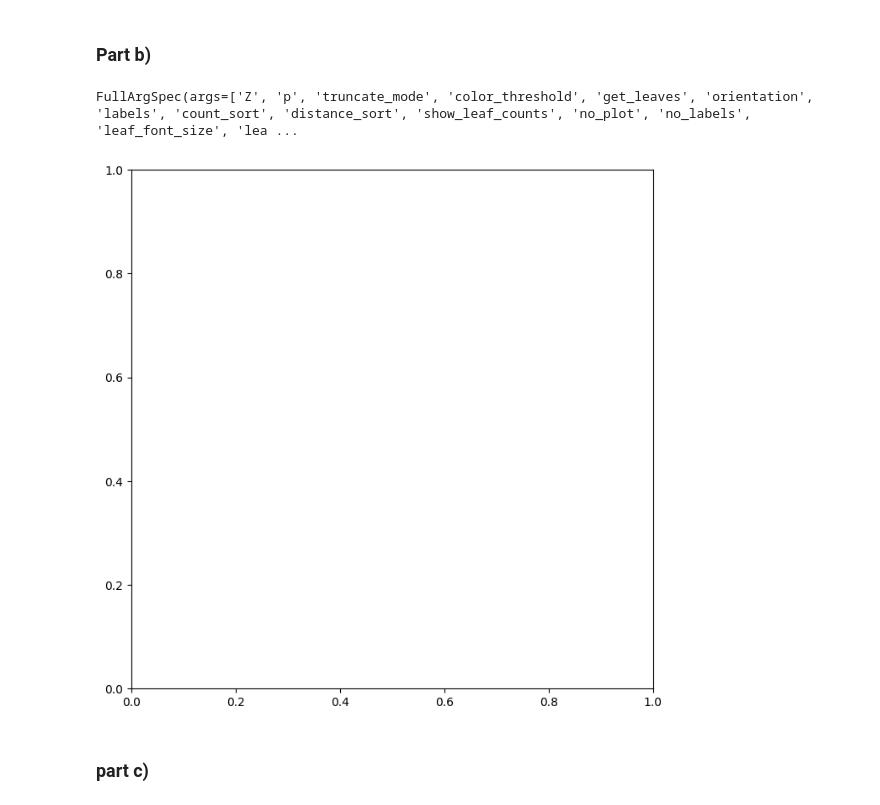
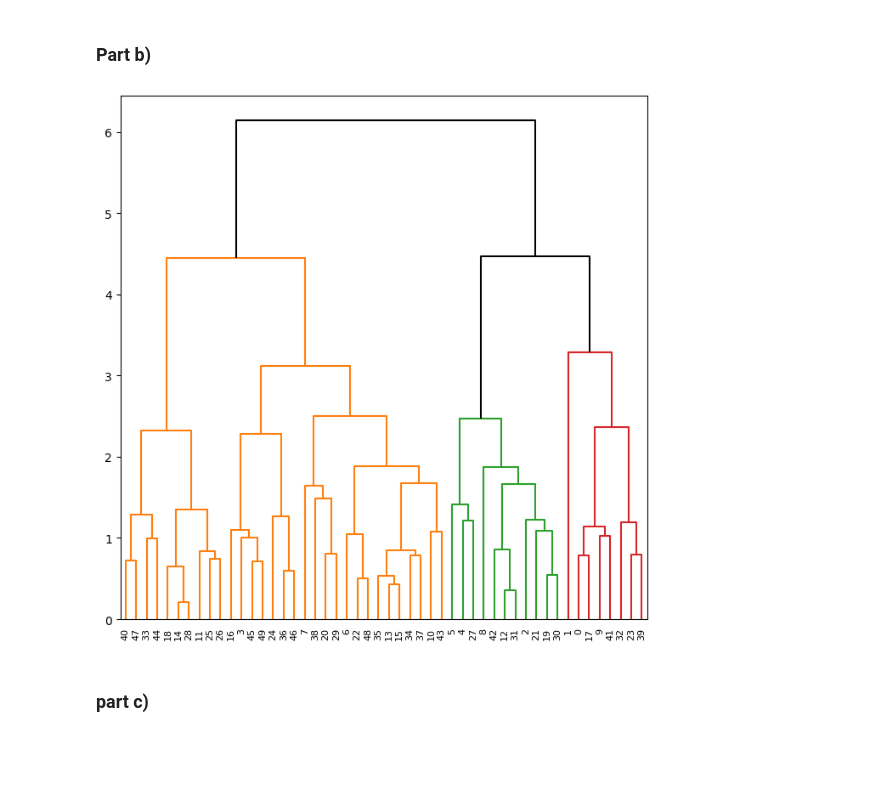
Before and after one commit to Chrillemis/Math-180-Applied-Statistics-and-Machine-Learning, a Jupyter notebook: HW11.ipynb, the cells around one changed output. Saved outputs shown, nothing was run; the diff lists cells and outputs as text; code cells hidden in the pictures; blank space fills up the shorter version.

```diff
--- a/HW11.ipynb
+++ b/HW11.ipynb
@@ -185,15 +183,11 @@ dendrogram(linkage_comp, ax=ax, **cargs);
 # %% [markdown]
 ### Part b)
 # %%
-#We cut it at 9
-# print(linkage_comp)
+#We cut it at 4.45
 fig, ax = plt.subplots(1, 1, figsize=(8, 8))
-# dendrogram(linkage_comp, ax=ax, color_threshold=2, above_threshold_color='black');
-import inspect
-print(inspect.getfullargspec(dendrogram))
+dendrogram(linkage_comp, ax=ax, color_threshold=4.45, above_threshold_color='black');
 # %% [output]
-FullArgSpec(args=['Z', 'p', 'truncate_mode', 'color_threshold', 'get_leaves', 'orientation', 'labels', 'count_sort', 'distance_sort', 'show_leaf_counts', 'no_plot', 'no_labels', 'leaf_font_size', 'lea ...
-[figure, old version]
+[figure, new version]
 # %% [markdown]
 ### part c)
 # %%
```
Also changed, not shown: parts of 17 cells of this notebook.
